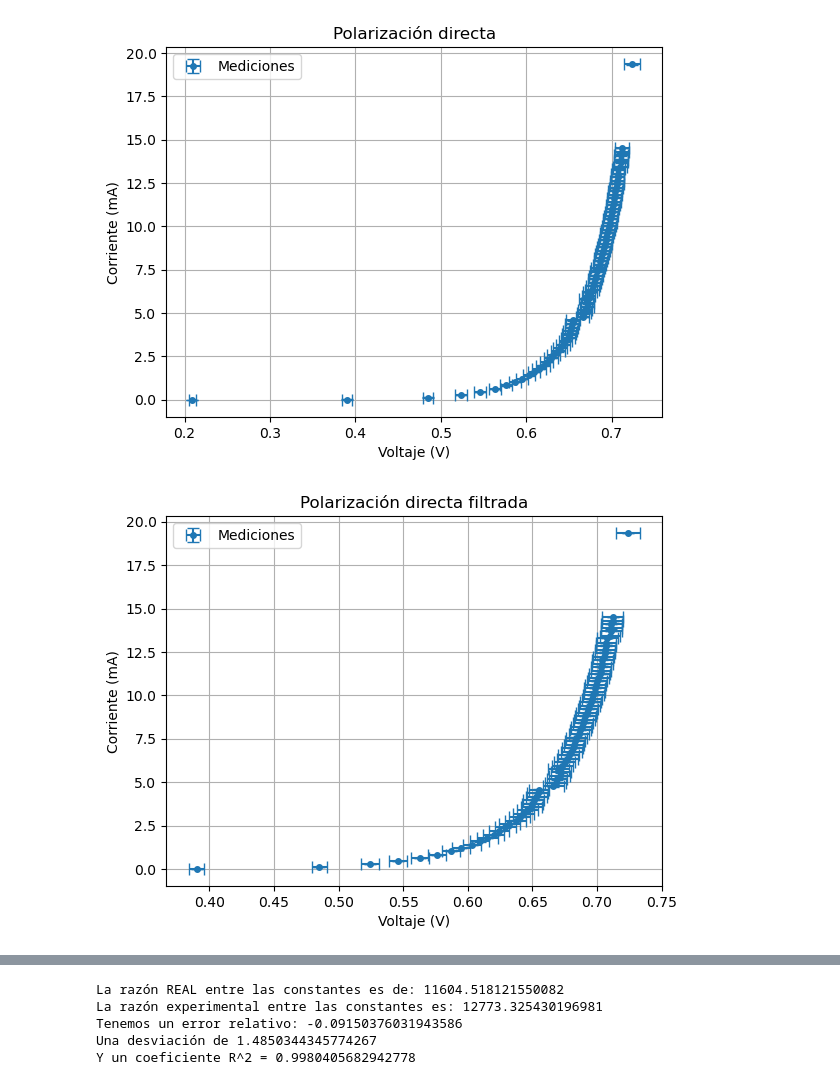
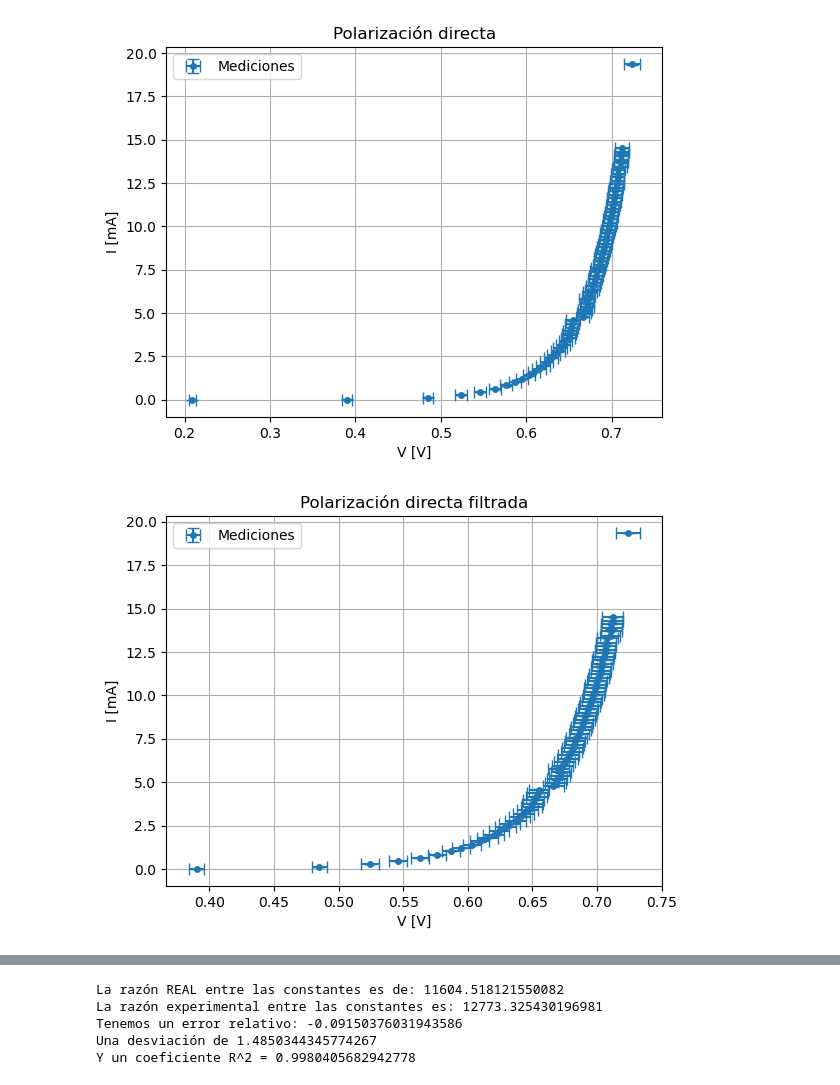
Before and after one commit to Alexi5omg/Labo-Contemporanea, a Jupyter notebook: Practica1/Practica1.ipynb, the cells around one changed output, grey strips where cells are left out. Drawn from its saved outputs; the diff is of its cells as text; code cells hidden in the pictures.

```diff
--- a/Practica1/Practica1.ipynb
+++ b/Practica1/Practica1.ipynb
@@ -49,37 +49,35 @@ def filtro_log(func_x, func_y, inc_x = [], inc_y = []):         #debe sacar filt
         for i in range(len(func_y)):
             if func_y[i] > 0.001:
                 func_y_filtrada.append(func_y[i])
                 func_x_filtrada.append(func_x[i])
                 inc_x_filtrada.append(inc_x[i])
         return [np.array(func_x_filtrada), np.array(func_y_filtrada), np.array(inc_x_filtrada)]
     elif (len(inc_x) == 0) & (len(inc_y) != 0):
         inc_y_filtrada = []
         for i in range(len(func_y)):
             if func_y[i] > 0.001:
                 func_y_filtrada.append(func_y[i])
                 func_x_filtrada.append(func_x[i])
                 inc_y_filtrada.append(inc_x[i])
         return [np.array(func_x_filtrada), np.array(func_y_filtrada), np.array(inc_y_filtrada)]
     else:
         for i in range(len(func_y)):
             if func_y[i] > 0.001:
                 func_y_filtrada.append(func_y[i])
                 func_x_filtrada.append(func_x[i])
         return np.array(func_x_filtrada), np.array(func_y_filtrada)
 
 errorX1, errorY1 = np.array(inc_Vd_direc) , np.array(inc_Id_direc)
 errorX2, errorY2 = np.array(inc_Vd_inv) , np.array(inc_Id_inv)
 
 plt.errorbar(Vd_direc,Id_direc,label='Mediciones', xerr=errorX1, yerr=errorY1, marker='o', markersize=4, linestyle = '', capsize=4)
 plt.title('Polarización directa')
-plt.xlabel('Voltaje (V)'), plt.ylabel('Corriente (mA)')
-#plt.axhline(y=1, color='red', linestyle='--', linewidth=0.8)
-#plt.text(0.31,1.25,'I = 1')
+plt.xlabel('V [V]'), plt.ylabel('I [mA]')
 plt.legend()
 plt.grid()
 plt.show()
 # %% [output]
-[figure, old version]
+[figure, new version]
 # %%
 #Estos son los datos filtrados (los que usaremos para la grafica semilog)
 
@@ -88,12 +86,12 @@ Vd_filt, Id_filt, inc_x_filt, inc_y_filt = filtro_log(Vd_direc,Id_direc,errorX1,
 
 plt.errorbar(Vd_filt,Id_filt,label='Mediciones', xerr=inc_x_filt, yerr=inc_y_filt, marker='o', markersize=4, linestyle = '', capsize=4)
 plt.title('Polarización directa filtrada')
-plt.xlabel('Voltaje (V)'), plt.ylabel('Corriente (mA)')
+plt.xlabel('V [V]'), plt.ylabel('I [mA]')
 plt.grid()
 plt.legend()
 plt.show()
 # %% [output]
-[figure, old version]
+[figure, new version]
 # %%
 #Regresion lineal usando sklearn
 Id_log = np.log(Id_filt)              #Para que la gráfica sea lineal
```
Also changed, not shown: parts of 3 cells of this notebook, 4 other files.
